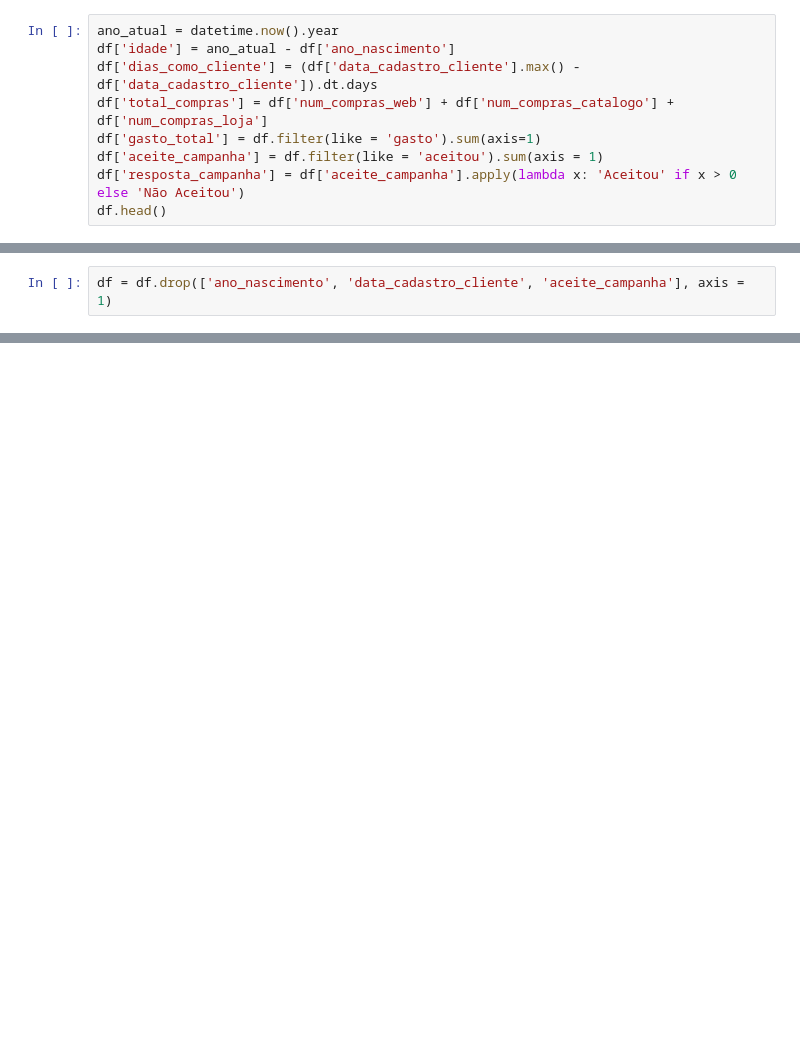
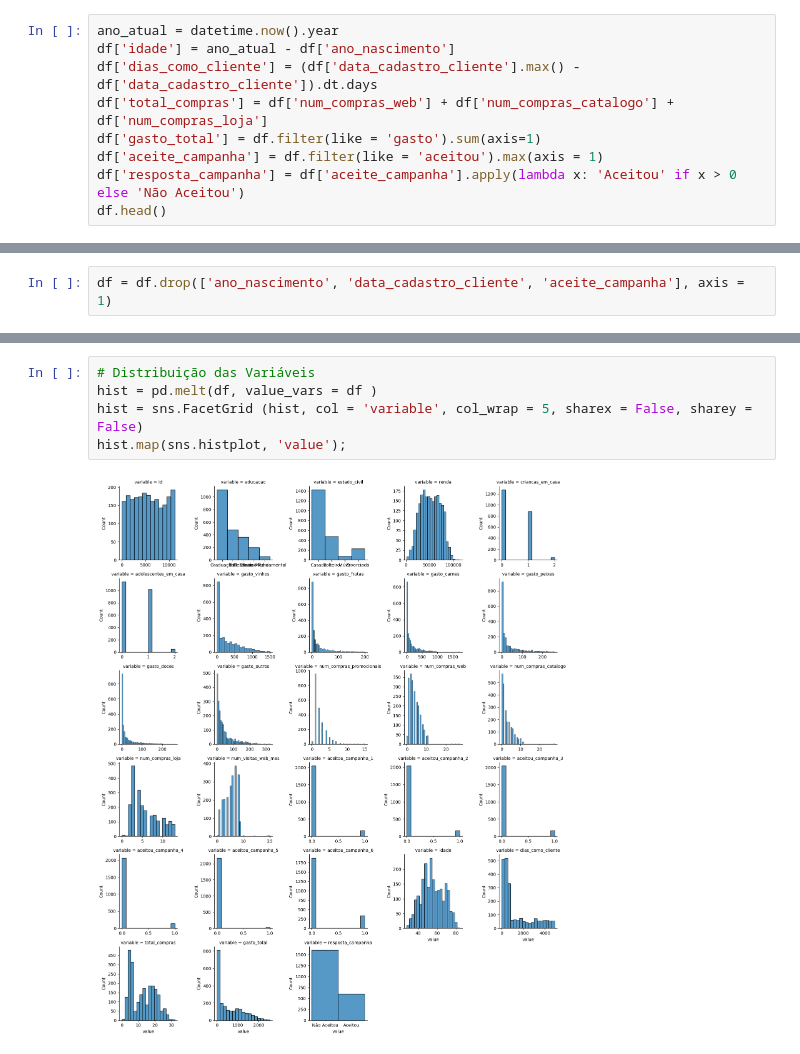
Before and after one commit to evandroviero/formacao-cientista-dados-dsa, a Jupyter notebook: DS para Análise Multivariada de Dados/Projeto 01/projeto_01.ipynb, the cells around one changed output, grey strips where cells are left out. Cells and saved outputs as stored; diff of their text form; blank space fills up the shorter version.

```diff
--- a/DS para Análise Multivariada de Dados/Projeto 01/projeto_01.ipynb
+++ b/DS para Análise Multivariada de Dados/Projeto 01/projeto_01.ipynb
@@ -161,6 +239,6 @@ df['idade'] = ano_atual - df['ano_nascimento']
 df['dias_como_cliente'] = (df['data_cadastro_cliente'].max() - df['data_cadastro_cliente']).dt.days
 df['total_compras'] = df['num_compras_web'] + df['num_compras_catalogo'] + df['num_compras_loja']
 df['gasto_total'] = df.filter(like = 'gasto').sum(axis=1)
-df['aceite_campanha'] = df.filter(like = 'aceitou').sum(axis = 1)
+df['aceite_campanha'] = df.filter(like = 'aceitou').max(axis = 1)
 df['resposta_campanha'] = df['aceite_campanha'].apply(lambda x: 'Aceitou' if x > 0 else 'Não Aceitou')
 df.head()
@@ -168,0 +288,7 @@ df = df.drop(['ano_nascimento', 'data_cadastro_cliente', 'aceite_campanha'], axi
+# %%
+# Distribuição das Variáveis
+hist = pd.melt(df, value_vars = df )
+hist = sns.FacetGrid (hist, col = 'variable', col_wrap = 5, sharex = False, sharey = False)
+hist.map(sns.histplot, 'value');
+# %% [output]
+[figure, added]
```
Also changed, not shown: parts of 38 cells of this notebook.
